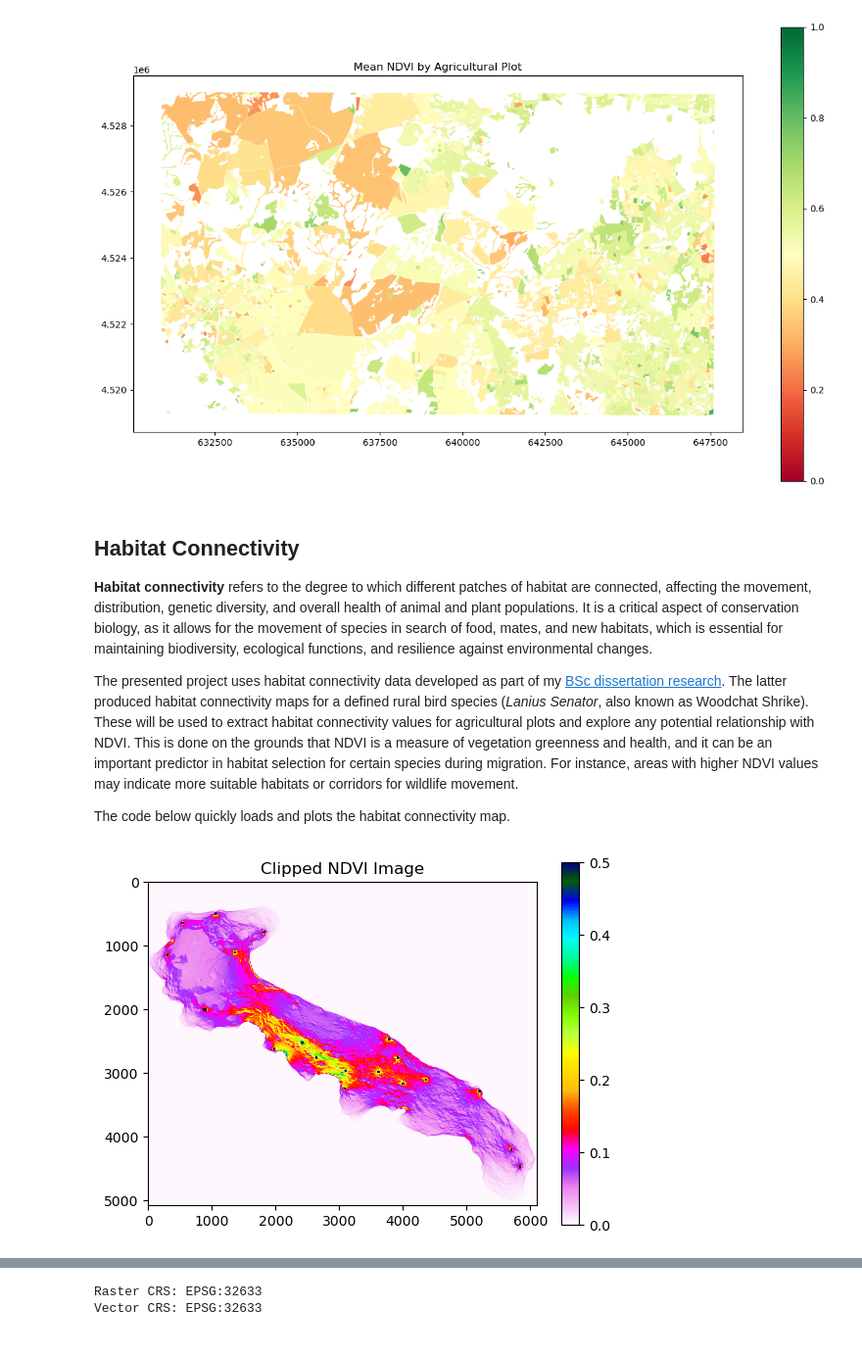
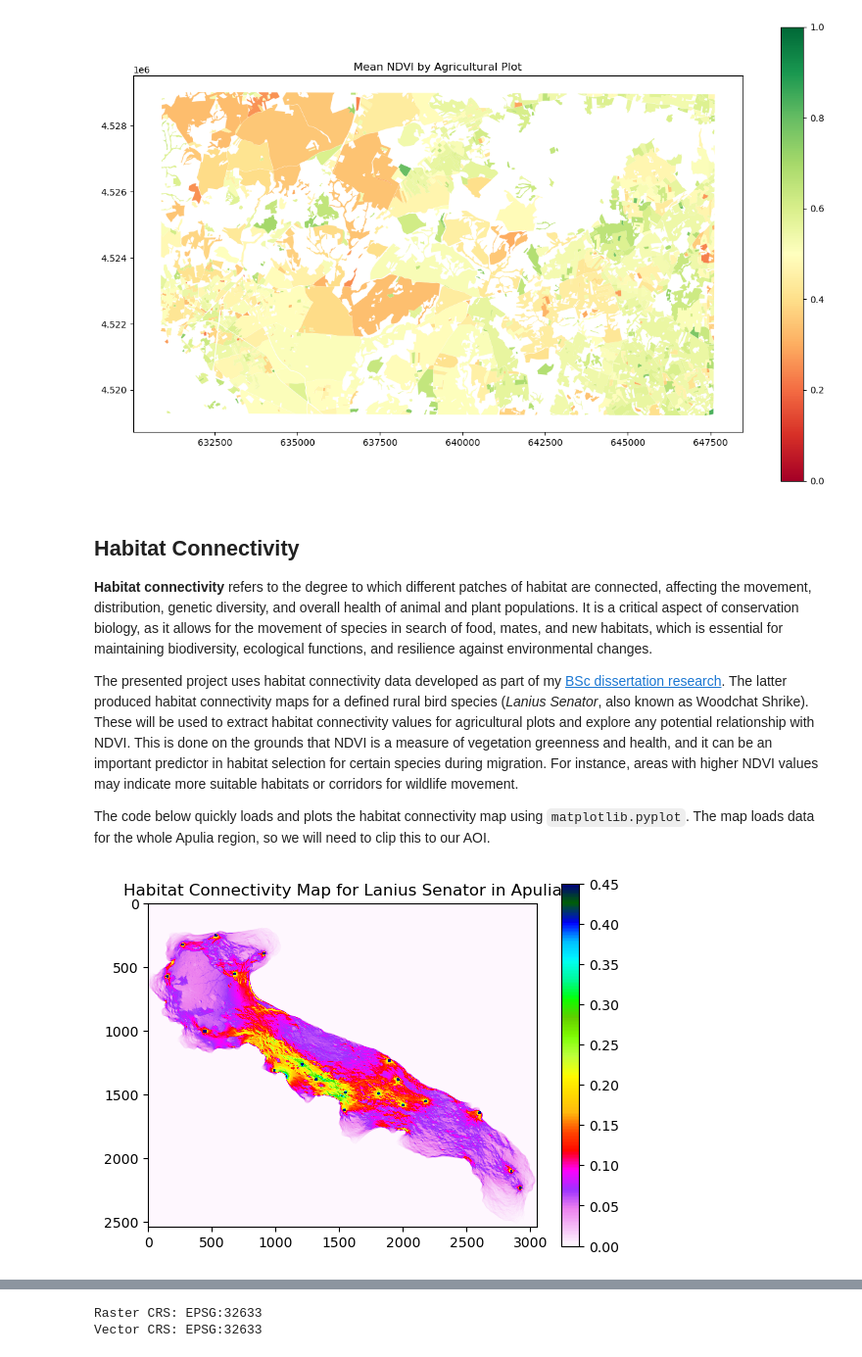
Before and after one commit to Mavisan6/Assignment, a Jupyter notebook: ScriptP3.ipynb, the cells around one changed output, grey strips where cells are left out. Shown at 98% size. Saved outputs shown, nothing was run; the diff lists cells and outputs as text; code cells hidden in the pictures.

```diff
--- a/ScriptP3.ipynb
+++ b/ScriptP3.ipynb
@@ -77,18 +87,18 @@ Text(0.5, 1.0, 'Mean NDVI by Agricultural Plot')
 
 The presented project uses habitat connectivity data developed as part of my [BSc dissertation research](https://www.linkedin.com/posts/mariavittoria-santarelli_sustainableagriculture-agroecological-community-activity-6954342396763504641-3Ndx?utm_source=share&utm_medium=member_desktop). The latter produced habitat connectivity maps for a defined rural bird species (*Lanius Senator*, also known as Woodchat Shrike). These will be used to extract habitat connectivity values for agricultural plots and explore any potential relationship with NDVI. This is done on the grounds that NDVI is a measure of vegetation greenness and health, and it can be an important predictor in habitat selection for certain species during migration. For instance, areas with higher NDVI values may indicate more suitable habitats or corridors for wildlife movement.
 
-The code below quickly loads and plots the habitat connectivity map.
+The code below quickly loads and plots the habitat connectivity map using `matplotlib.pyplot`. The map loads data for the whole Apulia region, so we will need to clip this to our AOI.
-# %%
-hab_con_path="Data_files/habcon.tif"
-with rio.open(hab_con_path) as src:
-    hab_con_data = src.read()
-
-plt.imshow(hab_con_data[0], cmap='gist_ncar_r', vmin=0, vmax=0.5)
-plt.colorbar()
-plt.title('Clipped NDVI Image')
-plt.show()
-# %% [output]
-[figure, removed]
+# %%
+hab_con_path="Data_files/habcon.tif"
+with rio.open(hab_con_path) as src:
+    hab_con_data = src.read()
+
+plt.imshow(hab_con_data[0], cmap='gist_ncar_r', vmin=0, vmax=0.45)
+plt.colorbar()
+plt.title('Habitat Connectivity Map for Lanius Senator in Apulia')
+plt.show()
+# %% [output]
+[figure, added]
 # %% [markdown]
 ### Clipping Habitat Connectivity to AOI
 
```
Also changed, not shown: parts of 7 cells of this notebook, 10 other files.
